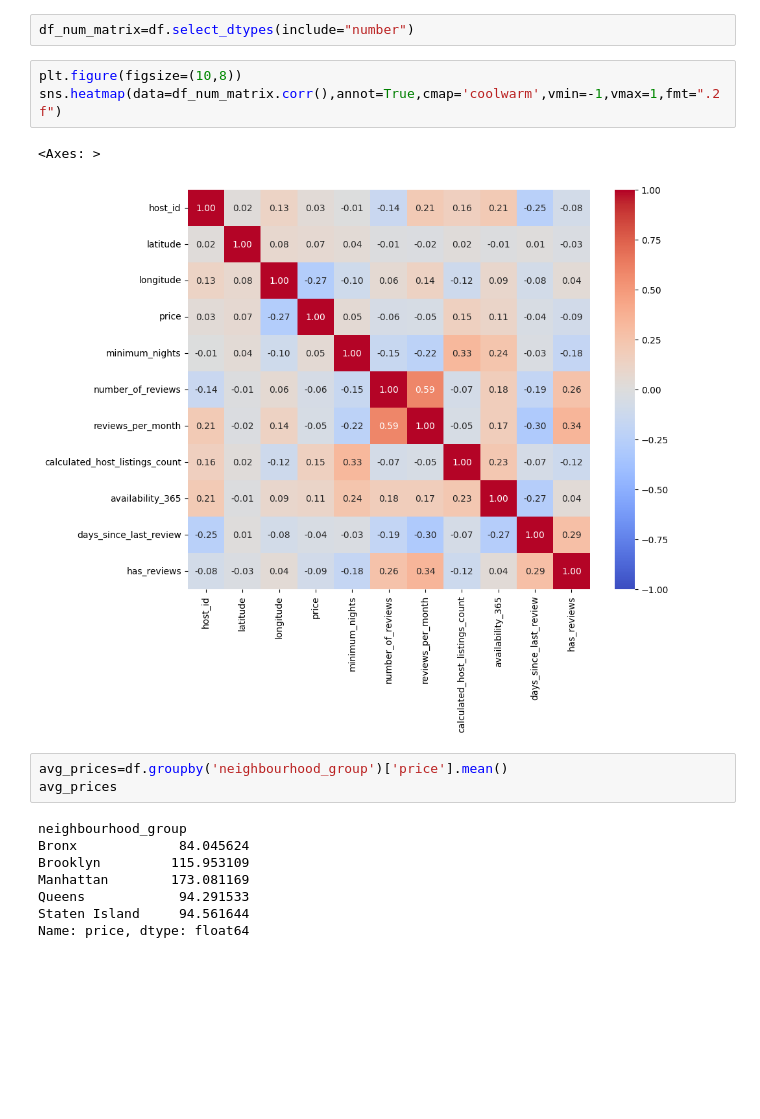
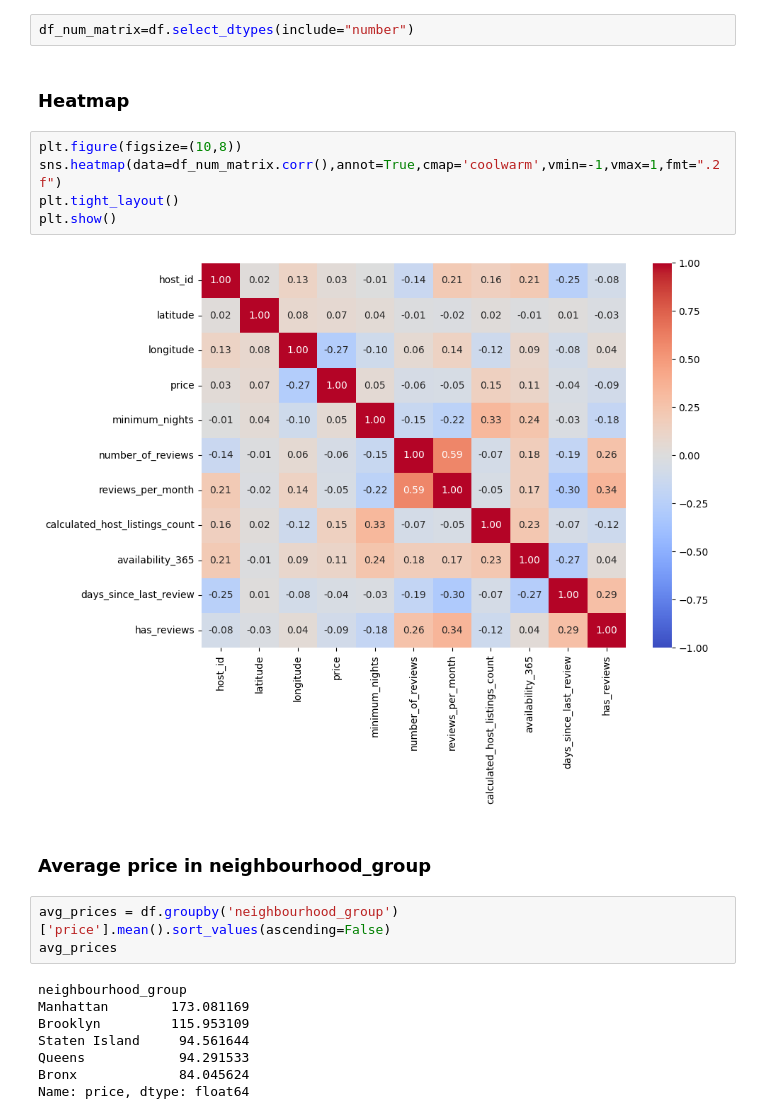
Before and after one commit to Handras18/New-York-City-Airbnb, a Jupyter notebook: 02_deep_eda.ipynb, the cells around one changed output. Saved outputs shown, nothing was run; the diff lists cells and outputs as text; blank space fills up the shorter version.

```diff
--- a/02_deep_eda.ipynb
+++ b/02_deep_eda.ipynb
@@ -115,22 +119,27 @@ plt.show()
 [figure]
 # %%
 df_num_matrix=df.select_dtypes(include="number")
+# %% [markdown]
+### Heatmap
 # %%
 plt.figure(figsize=(10,8))
 sns.heatmap(data=df_num_matrix.corr(),annot=True,cmap='coolwarm',vmin=-1,vmax=1,fmt=".2f")
+plt.tight_layout()
+plt.show()
 # %% [output]
-<Axes: >
-[figure, old version]
+[figure, new version]
+# %% [markdown]
+### Average price in neighbourhood_group
 # %%
-avg_prices=df.groupby('neighbourhood_group')['price'].mean()
+avg_prices = df.groupby('neighbourhood_group')['price'].mean().sort_values(ascending=False)
 avg_prices
 # %% [output]
 neighbourhood_group
+Manhattan        173.081169
+Brooklyn         115.953109
+Staten Island     94.561644
+Queens            94.291533
 Bronx             84.045624
-Brooklyn         115.953109
-Manhattan        173.081169
-Queens            94.291533
-Staten Island     94.561644
 Name: price, dtype: float64
 # %%
 plt.figure(figsize=(7,5))
```
Also changed, not shown: parts of 19 cells of this notebook, 1 other file.
